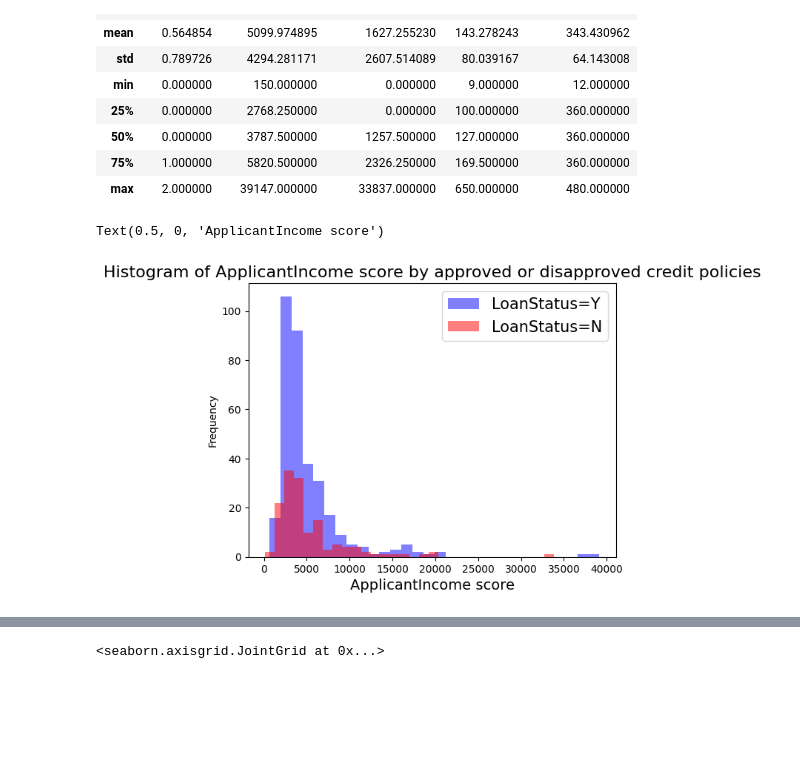
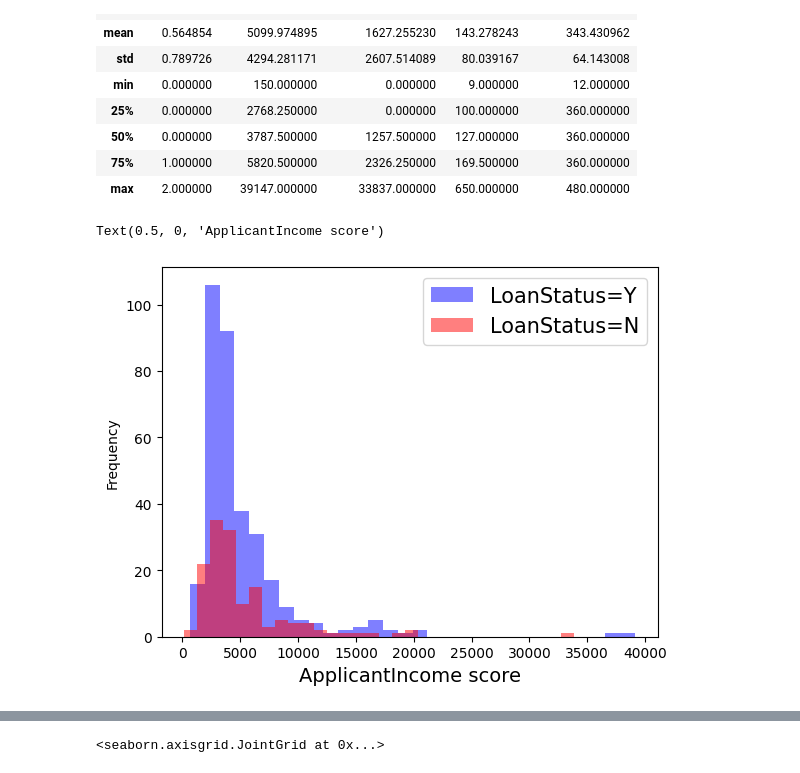
Before and after one commit to EstherMedinaQuintero/TratamientoInteligenteDatos-Clasificacion, a Jupyter notebook: definitivos/visualizar-relaciones.ipynb, the cells around one changed output, grey strips where cells are left out. Drawn from its saved outputs; the diff is of its cells as text; code cells hidden in the pictures; blank space fills up the shorter version.

```diff
--- a/definitivos/visualizar-relaciones.ipynb
+++ b/definitivos/visualizar-relaciones.ipynb
@@ -45,9 +47,8 @@ df.describe()
 # %%
 df[df['LoanStatus']=='Y']['ApplicantIncome'].plot.hist(bins=30,alpha=0.5,color='blue', label='LoanStatus=Y')
 df[df['LoanStatus']=='N']['ApplicantIncome'].plot.hist(bins=30,alpha=0.5, color='red', label='LoanStatus=N')
 plt.legend(fontsize=15)
-plt.title ("Histogram of ApplicantIncome score by approved or disapproved credit policies", fontsize=16)
 plt.xlabel("ApplicantIncome score", fontsize=14)
 # %% [output]
 Text(0.5, 0, 'ApplicantIncome score')
-[figure, old version]
+[figure, new version]
```
Also changed, not shown: parts of 4 cells of this notebook, 5 other files.
